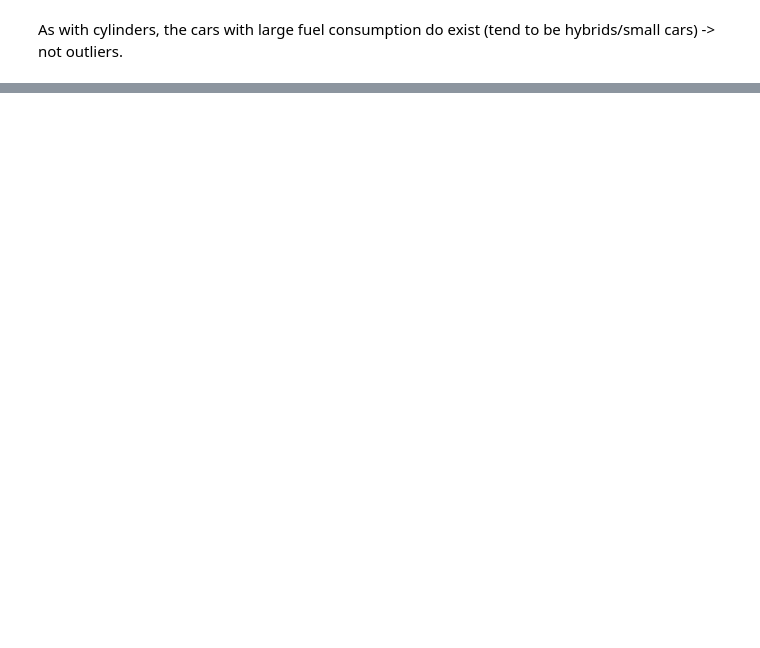
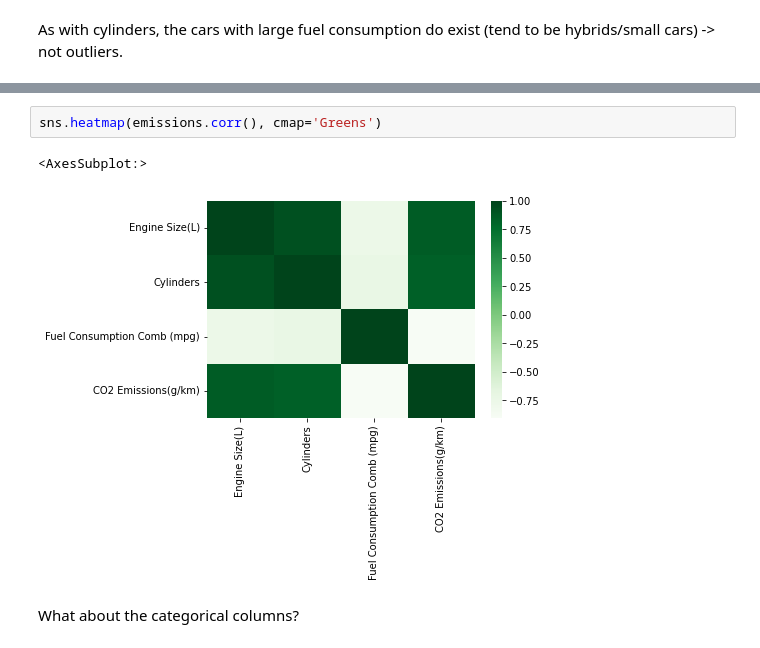
Before and after one commit to tbache/CO2_emissions_regression, a Jupyter notebook: CO2_emissions_regression.ipynb, the cells around one changed output, grey strips where cells are left out. Drawn from its saved outputs; the diff is of its cells as text; blank space fills up the shorter version.

```diff
--- a/CO2_emissions_regression.ipynb
+++ b/CO2_emissions_regression.ipynb
@@ -223,0 +306,7 @@ As with cylinders, the cars with large fuel consumption do exist (tend to be hyb
+# %%
+sns.heatmap(emissions.corr(), cmap='Greens')
+# %% [output]
+<AxesSubplot:>
+[figure, added]
+# %% [markdown]
+What about the categorical columns?
```
Also changed, not shown: parts of 50 cells of this notebook.
